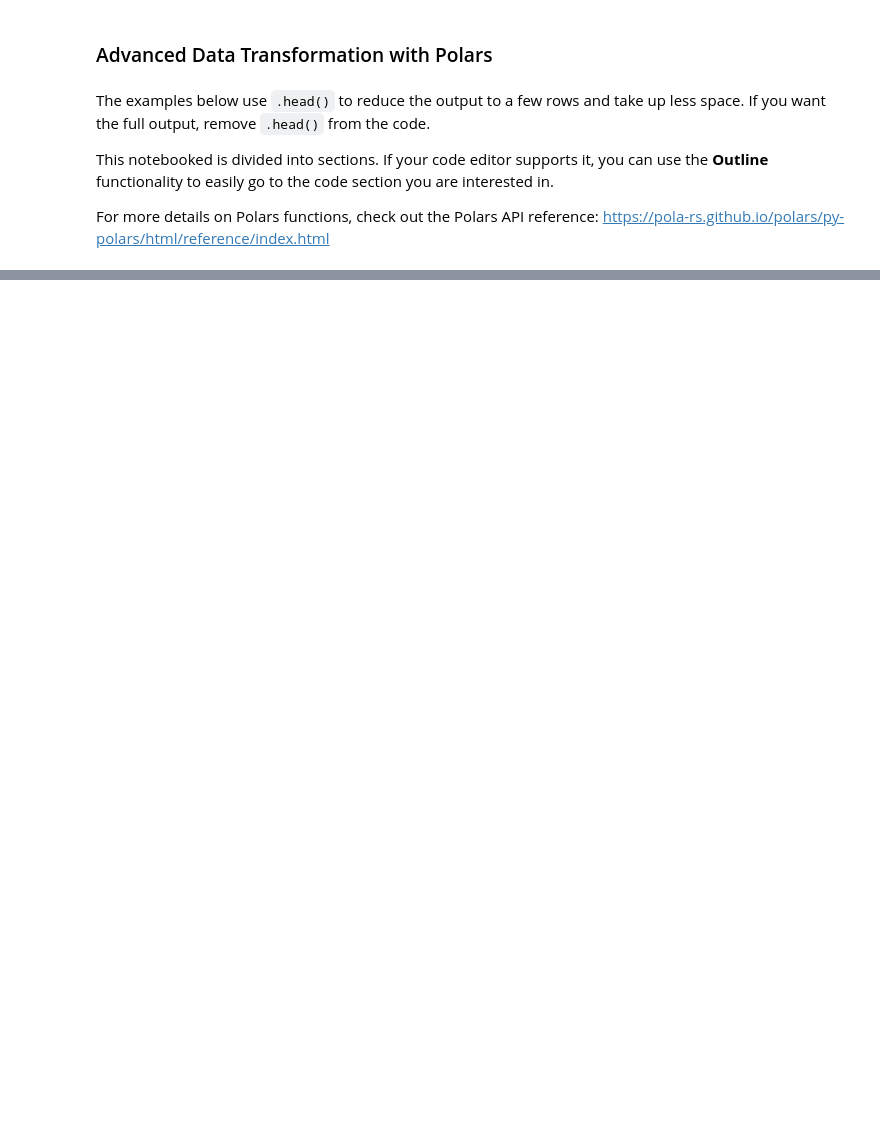
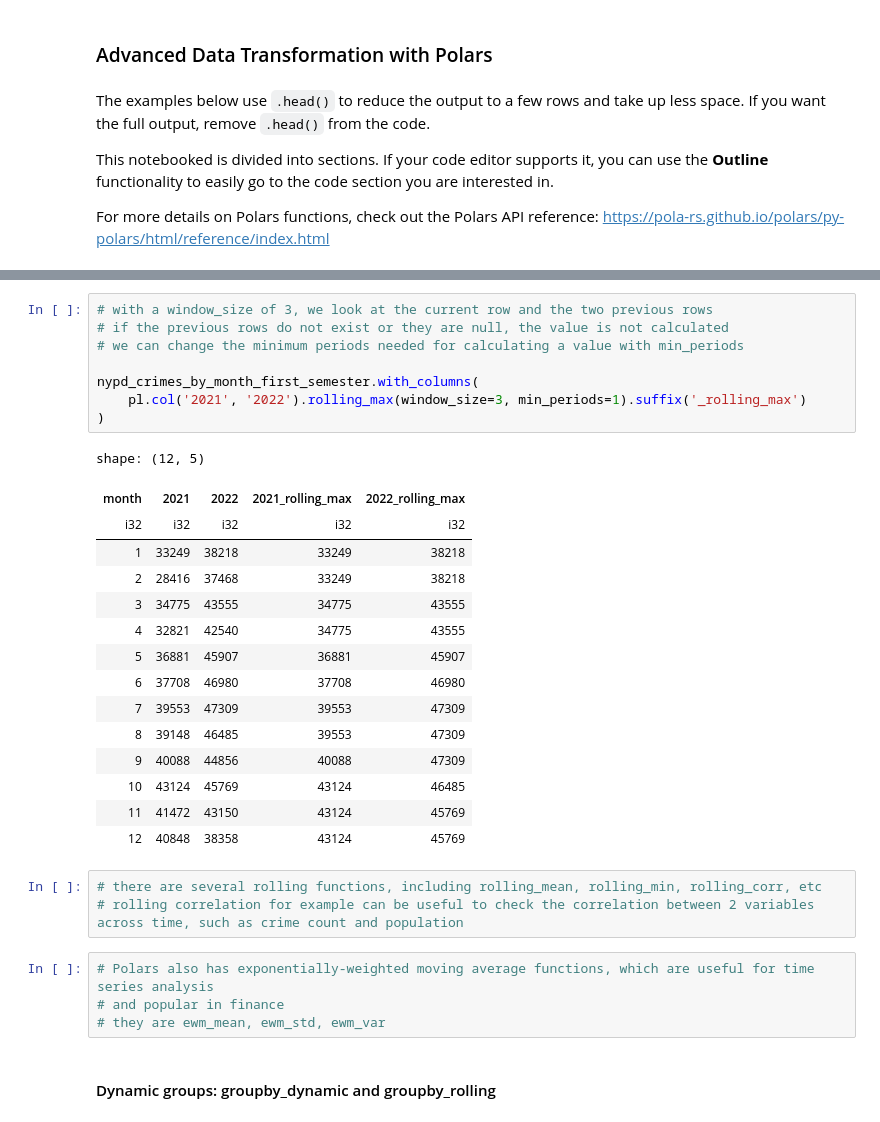
Before and after one commit to PacktPublishing/Data-Analysis-with-Polars, a Jupyter notebook: chapter_04/04.1_Advanced_data_transformation.ipynb, the cells around one changed output, grey strips where cells are left out. Cells and saved outputs as stored; diff of their text form; blank space fills up the shorter version.

```diff
--- a/chapter_04/04.1_Advanced_data_transformation.ipynb
+++ b/chapter_04/04.1_Advanced_data_transformation.ipynb
@@ -29,0 +805,33 @@ shape: (3, 9)
+# %%
+# with a window_size of 3, we look at the current row and the two previous rows
+# if the previous rows do not exist or they are null, the value is not calculated
+# we can change the minimum periods needed for calculating a value with min_periods
+
+nypd_crimes_by_month_first_semester.with_columns(
+    pl.col('2021', '2022').rolling_max(window_size=3, min_periods=1).suffix('_rolling_max')
+)
+# %% [output]
+shape: (12, 5)
+| month | 2021 | 2022 | 2021_rolling_max | 2022_rolling_max |
+| i32 | i32 | i32 | i32 | i32 |
+| 1 | 33249 | 38218 | 33249 | 38218 |
+| 2 | 28416 | 37468 | 33249 | 38218 |
+| 3 | 34775 | 43555 | 34775 | 43555 |
+| 4 | 32821 | 42540 | 34775 | 43555 |
+| 5 | 36881 | 45907 | 36881 | 45907 |
+| 6 | 37708 | 46980 | 37708 | 46980 |
+| 7 | 39553 | 47309 | 39553 | 47309 |
+| 8 | 39148 | 46485 | 39553 | 47309 |
+| 9 | 40088 | 44856 | 40088 | 47309 |
+| 10 | 43124 | 45769 | 43124 | 46485 |
+| 11 | 41472 | 43150 | 43124 | 45769 |
+| 12 | 40848 | 38358 | 43124 | 45769 |
+# %%
+# there are several rolling functions, including rolling_mean, rolling_min, rolling_corr, etc
+# rolling correlation for example can be useful to check the correlation between 2 variables across time, such as crime count and population
+# %%
+# Polars also has exponentially-weighted moving average functions, which are useful for time series analysis
+# and popular in finance
+# they are ewm_mean, ewm_std, ewm_var
+# %% [markdown]
+#### Dynamic groups: groupby_dynamic and groupby_rolling
```
Also changed, not shown: parts of 56 cells of this notebook, 3 other files.
